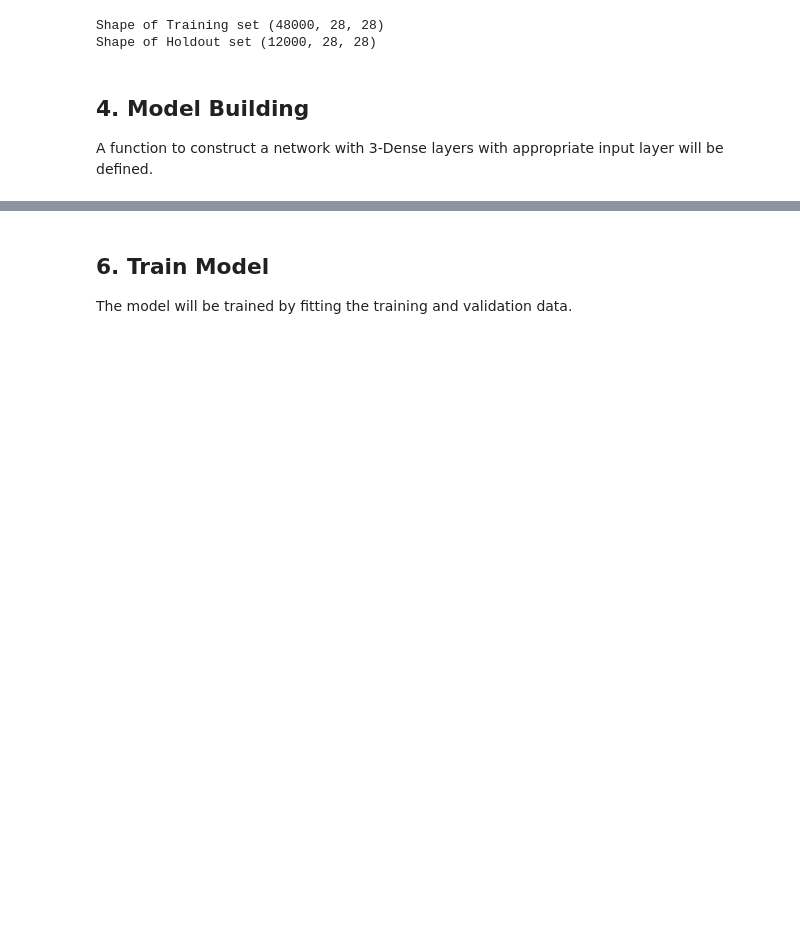
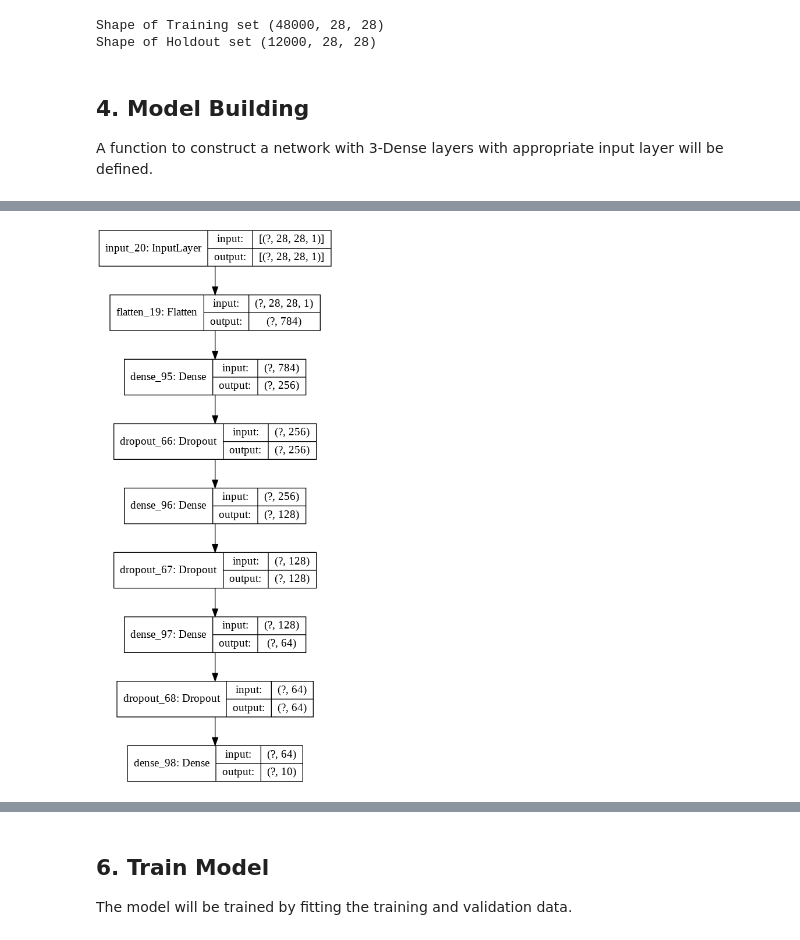
Before and after one commit to Data-Citadel/DeepLearning-Assignment1, a Jupyter notebook: DL_Assignment_PS5_Vision.ipynb, the cells around one changed output, grey strips where cells are left out. Drawn from its saved outputs; the diff is of its cells as text; code cells hidden in the pictures; blank space fills up the shorter version.

```diff
--- a/DL_Assignment_PS5_Vision.ipynb
+++ b/DL_Assignment_PS5_Vision.ipynb
@@ -157,3 +159,8 @@ _________________________________________________________________
+# %%
+# Structure of the network
+keras.utils.plot_model(ffnn_model, show_shapes=True)
+# %% [output]
+[figure, added]
 # %% [markdown]
 ## 5. Compile the model
 
```
Also changed, not shown: parts of 23 cells of this notebook.
